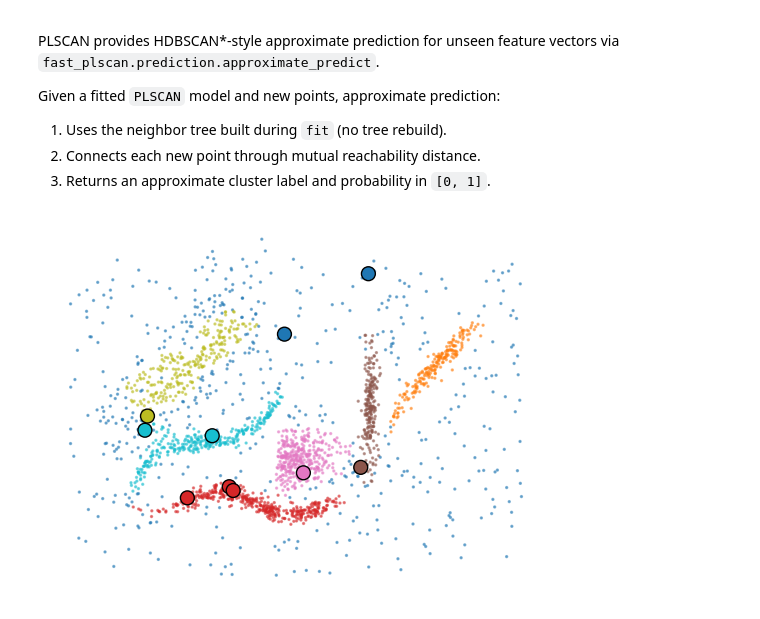
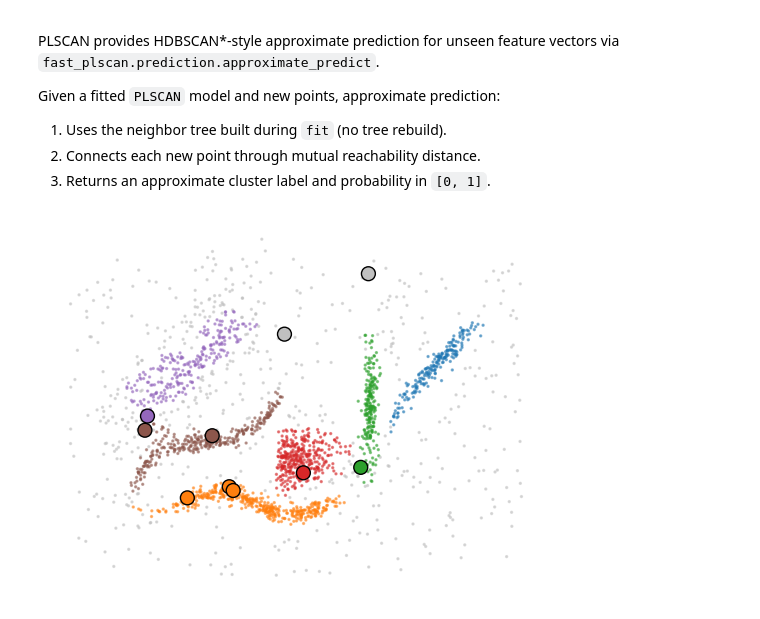
Before and after one commit to JelmerBot/fast_plscan, a Jupyter notebook: docs/using_approximate_prediction.ipynb, the cells around one changed output. Saved outputs shown, nothing was run; the diff lists cells and outputs as text; code cells hidden in the pictures.

```diff
--- a/docs/using_approximate_prediction.ipynb
+++ b/docs/using_approximate_prediction.ipynb
@@ -11,19 +17,16 @@ Given a fitted `PLSCAN` model and new points, approximate prediction:
 # %%
-import numpy as np
-import matplotlib.pyplot as plt
-from fast_plscan import PLSCAN
-from fast_plscan.prediction import approximate_predict
-
 X = np.load("data/clusterable/sources/clusterable_data.npy").astype(np.float32)
 clusterer = PLSCAN(min_samples=5).fit(X)
 
 rng = np.random.Generator(np.random.PCG64(40))
 X_new = X[rng.choice(X.shape[0], 10, replace=False)] + 0.015
 labels, probabilities = approximate_predict(clusterer, X_new)
+colors = [ mpl.colors.to_rgb("silver"), *plt.get_cmap("tab10").colors]
+cmap = mpl.colors.ListedColormap(colors)
 
-plt.scatter(*X.T, c=clusterer.labels_, cmap="tab10", s=2, alpha=0.5)
-plt.scatter(*X_new.T, c=labels, cmap="tab10", s=100, edgecolor="k")
+plt.scatter(*X.T, c=clusterer.labels_, cmap=cmap, s=2, alpha=0.5, vmax=9)
+plt.scatter(*X_new.T, c=labels, cmap=cmap, s=100, edgecolor="k", vmax=9)
 plt.axis("off")
 plt.show()
 # %% [output]
-[figure, old version]
+[figure, new version]
```
Also changed, not shown: parts of 1 cell of this notebook, 4 other files.
